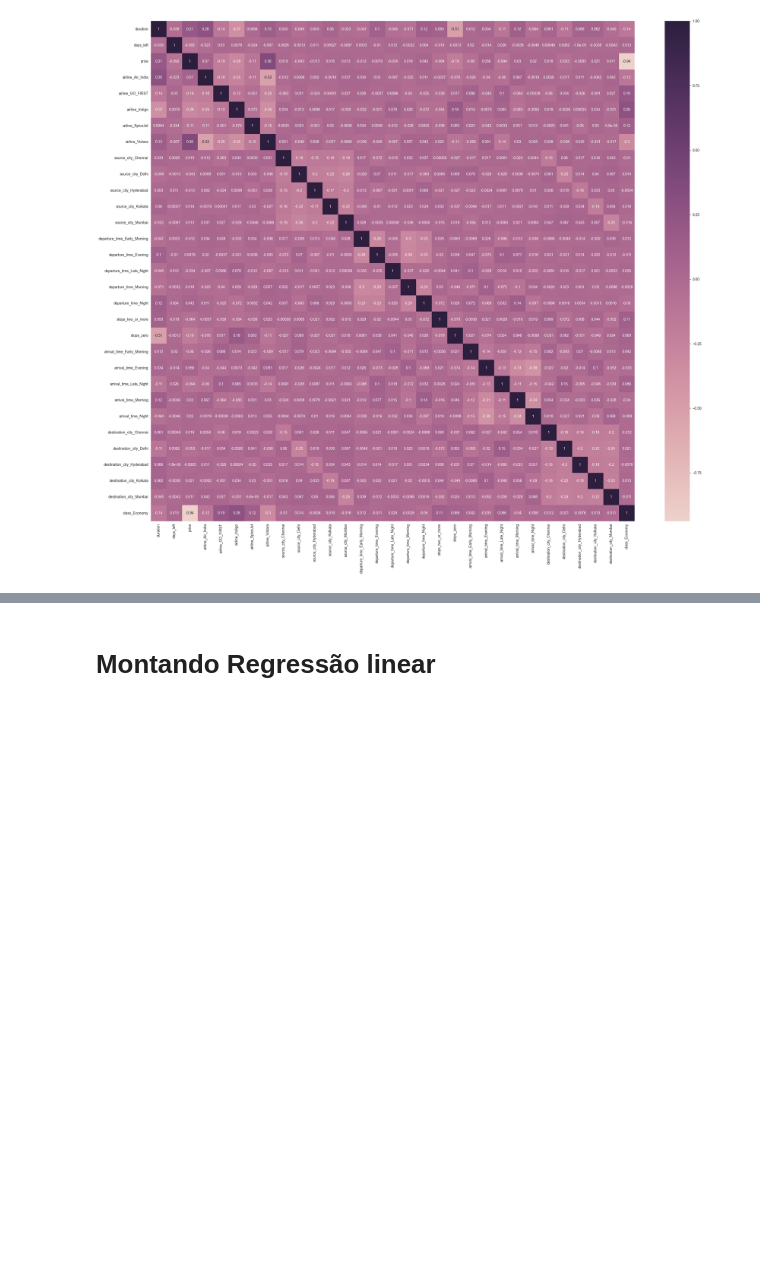
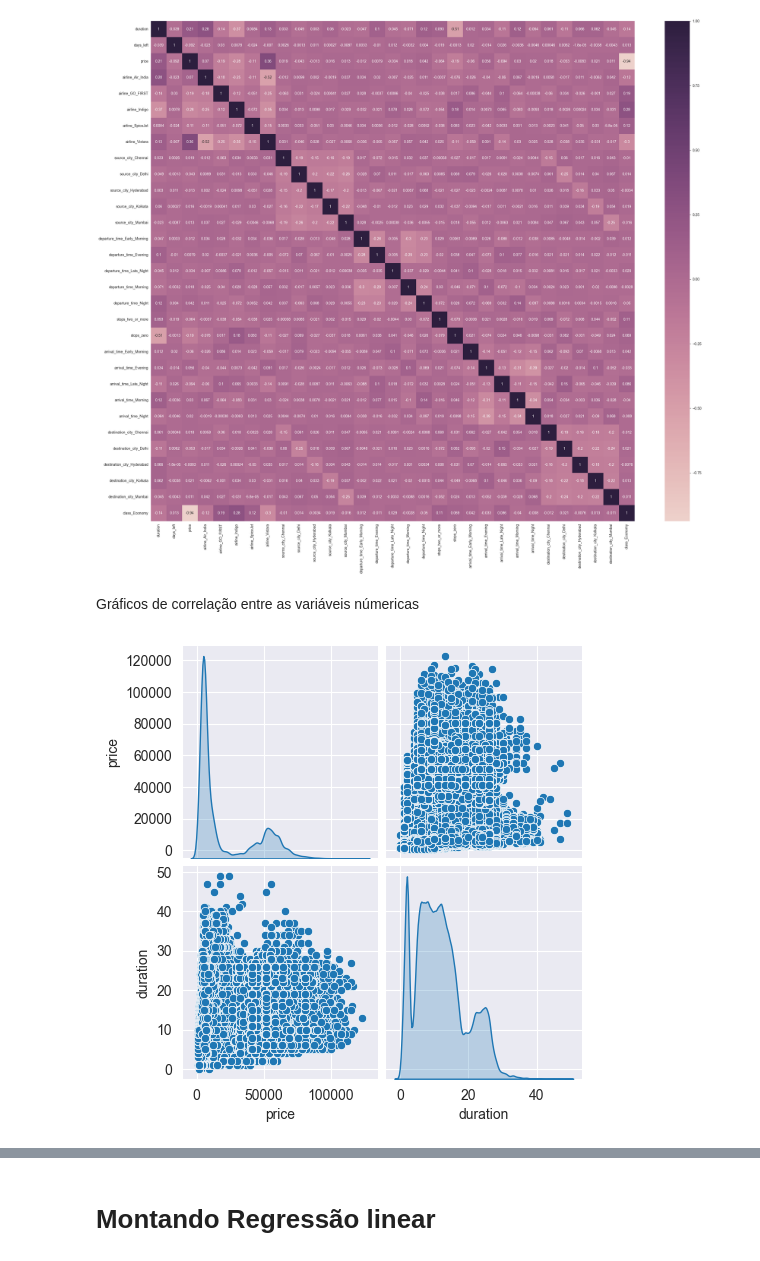
Before and after one commit to PAULA-123/LinearRegression, a Jupyter notebook: Avião_previsão.ipynb, the cells around one changed output, grey strips where cells are left out. Saved outputs shown, nothing was run; the diff lists cells and outputs as text; code cells hidden in the pictures; blank space fills up the shorter version.

Commit message:
Gráficos e comentários

```diff
--- a/Avião_previsão.ipynb
+++ b/Avião_previsão.ipynb
@@ -231,5 +231,5 @@ Pensando nisso, realizaremos a transformação de tais variáveis para dummys, u
 
 * Já se a variável pode assumir mais de dois valores distintos na coluna: o método cria uma coluna para cada categoria e atribui True para o caso que o dado apresenta essa caracteíristica ou False caso contrário (0 ou 1).
 # %%
-data=pd.get_dummies(data, columns=["airline","source_city","departure_time","stops","arrival_time","destination_city","class"],drop_first=True)
+data_dummies = pd.get_dummies(data, columns=["airline","source_city","departure_time","stops","arrival_time","destination_city","class"],drop_first=True)
 # %%
@@ -245,5 +245,5 @@ data.head()
 # %% [markdown]
 Convertendo o dataframe de booleano para int (False = 0, True = 1)
 # %%
-data = data.astype(int)
+data_dummies  = data_dummies.astype(int)
 # %%
@@ -286,3 +286,12 @@ sns.heatmap(data.corr(),cmap=sns.cubehelix_palette(as_cmap=True), annot=True)
 # %% [output]
 <Axes: >
 [figure]
+# %% [markdown]
+Gráficos de correlação entre as variáveis númericas
+# %%
+data_num = data_dummies[["price", "duration"]]
+
+sns.pairplot(data_num, diag_kind="kde")
+plt.show()
+# %% [output]
+[figure, added]
```
Also changed, not shown: parts of 8 cells of this notebook.
